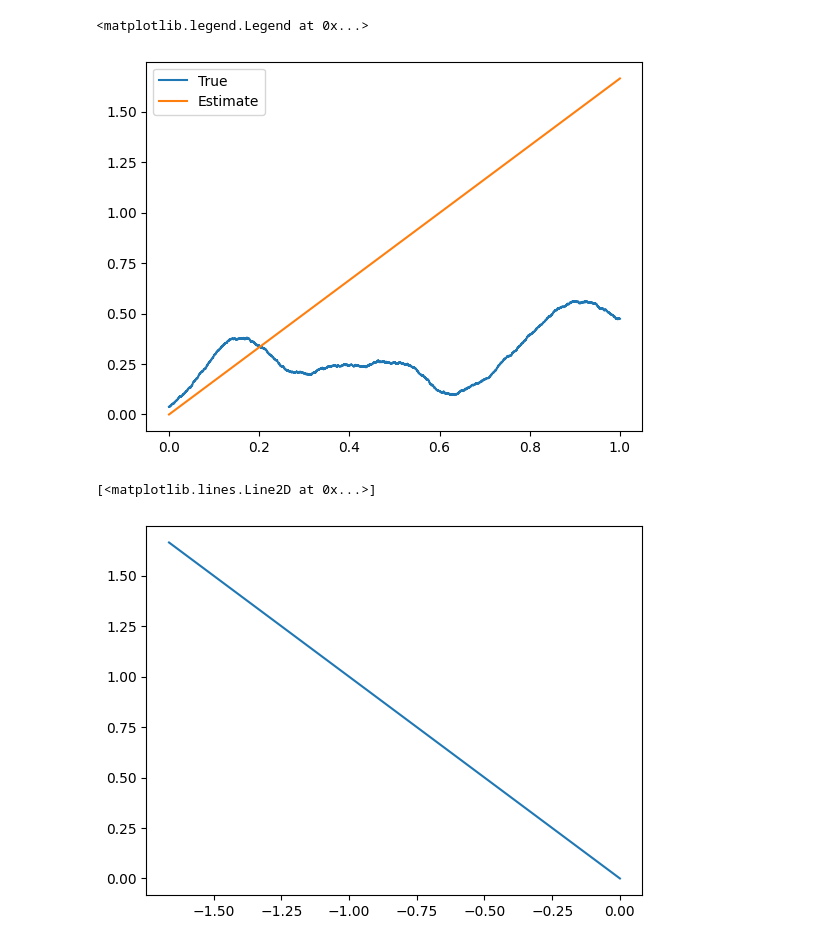
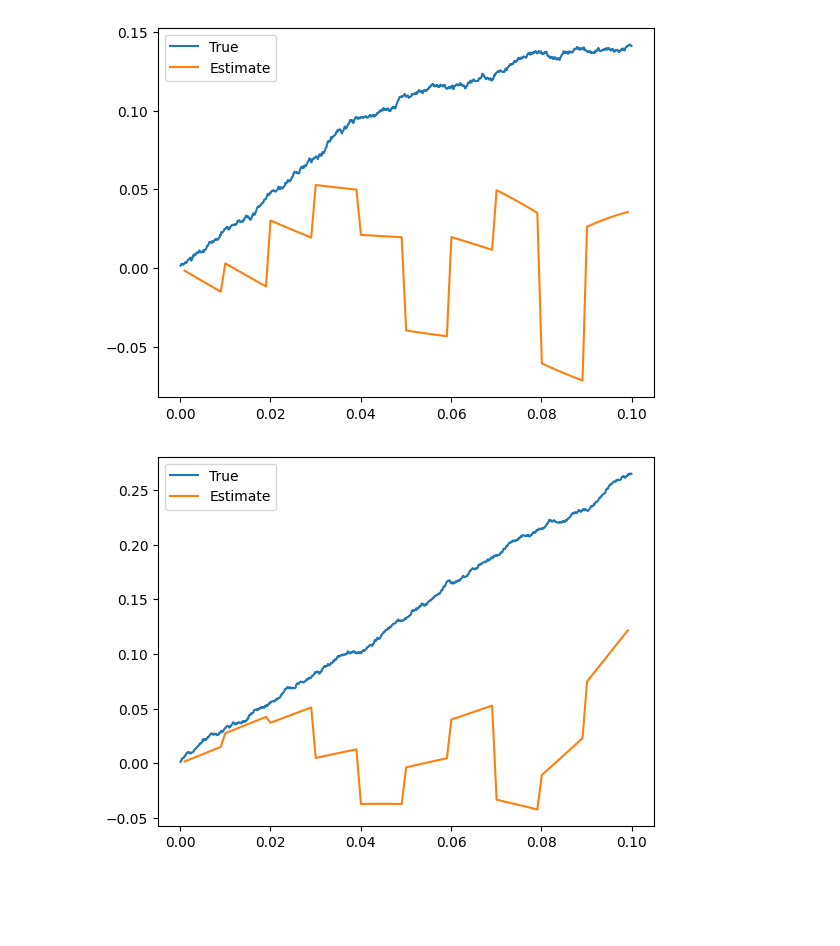
Before and after one commit to LumbaBalumba/linalg-project, a Jupyter notebook: main.ipynb, the cells around one changed output. Saved outputs shown, nothing was run; the diff lists cells and outputs as text; code cells hidden in the pictures; blank space fills up the shorter version.

```diff
--- a/main.ipynb
+++ b/main.ipynb
@@ -162,9 +185,9 @@ observation_noise_cov = torch.eye(2) / 1e2 * 5
 # %%
 T_max = 1.0
 # %%
-initial_distr = distributions.MultivariateNormal(loc=torch.tensor([0.0, 0.0, np.pi / 4, 0.0]), covariance_matrix=torch.eye(4) * 0.0004)
+initial_distr = distributions.MultivariateNormal(loc=torch.tensor([0.0, 0.0, np.pi / 4, 0.0]), covariance_matrix=torch.eye(4) * 0.0000000004)
 # %%
-batch_size = 1000
+batch_size = 10000
 # %%
 system = ObservableSystem(transition, observation, transition_noise_cov, observation_noise_cov, initial_distr, batch_size, T_max / total_time)
 # %%
@@ -181,19 +199,24 @@ kf_covs = [kf.state_cov.detach().cpu().numpy()]
 # %%
+states = [system.state.detach().cpu().numpy()]
+
+kf_states = [kf.state.detach().cpu().numpy()]
+kf_covs = [kf.state_cov.detach().cpu().numpy()]
+
 with torch.no_grad():
     for i in tqdm(range(1, total_time)):
         system.step()
-        states.append(system.state.detach().cpu().numpy())
+        states.append(system.state.detach().cpu().numpy().copy())
         if i % predict_freq == 0:
             kf.predict()
-            # if i % update_freq == 0:
-            #     kf.update()
+            if i % update_freq == 0:
+                kf.update()
             kf_states.append(kf.state.detach().cpu().numpy())
             kf_covs.append(kf.state_cov.detach().cpu().numpy())
 # %%
 states = np.asarray(states)
 kf_states = np.asarray(kf_states)
 # %%
-traj_num = 3
+traj_num = 0
 # %%
 traj = states[:, traj_num, :]
 traj_est = kf_states[:, traj_num, :]
@@ -210,12 +226,9 @@ plt.legend()
-# %%
-plt.plot(t, traj[:, 1], label='True')
-plt.plot(t_est, traj_est[:, 1], label='Estimate')
-plt.legend()
-# %% [output]
-<matplotlib.legend.Legend at 0x...>
-[figure, removed]
-# %%
-plt.plot(traj_est[:, 0], traj_est[:, 1])
-# %% [output]
-[<matplotlib.lines.Line2D at 0x...>]
-[figure, removed]
+# %%
+for i in range(4):
+    plt.plot(t[1:1000], traj[1:1000, i], label='True')
+    plt.plot(t_est[1:100], traj_est[1:100, i], label='Estimate')
+    plt.legend()
+    plt.show()
+# %% [output]
+[figure, added]
+[figure, added]
```
Also changed, not shown: parts of 11 cells of this notebook, 1 other file.
